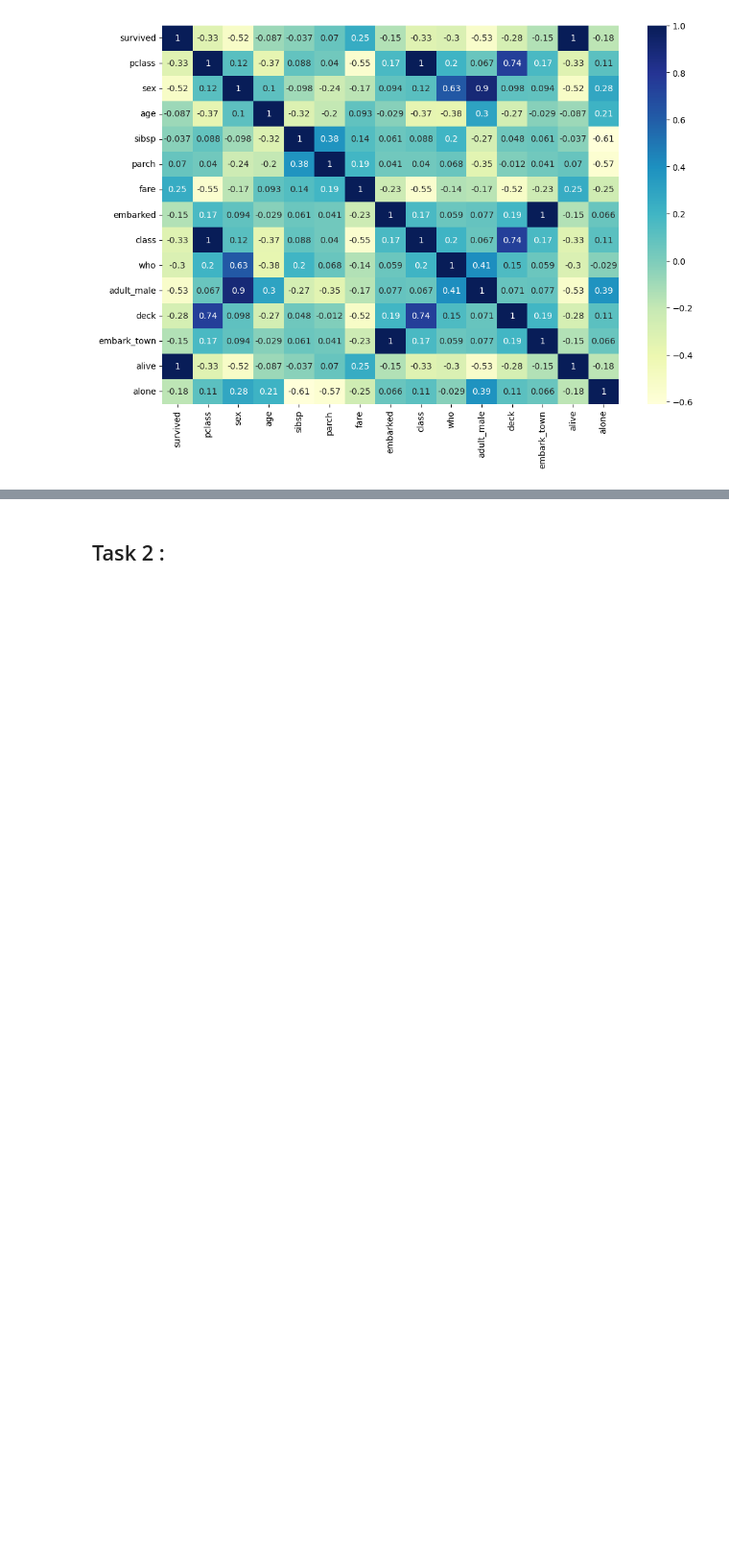
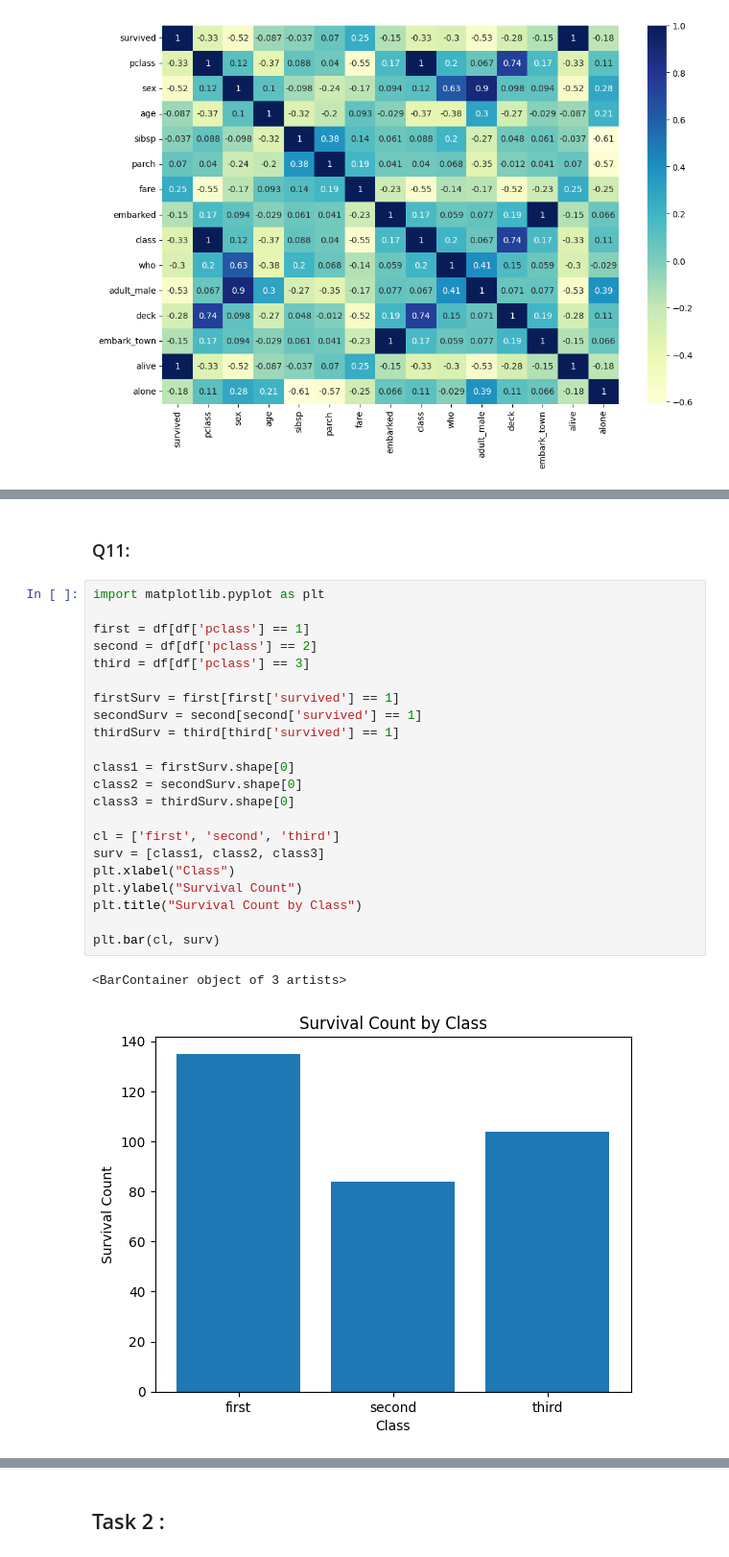
Before and after one commit to denezo/data-science-course, a Jupyter notebook: DS_CA2.ipynb, the cells around one changed output, grey strips where cells are left out. Shown at 96% size. Cells and saved outputs as stored; diff of their text form; blank space fills up the shorter version.

```diff
--- a/DS_CA2.ipynb
+++ b/DS_CA2.ipynb
@@ -717,0 +621,27 @@ Third     13.813731  13.200361
+# %% [markdown]
+### Q11:
+# %%
+import matplotlib.pyplot as plt
+
+first = df[df['pclass'] == 1]
+second = df[df['pclass'] == 2]
+third = df[df['pclass'] == 3]
+
+firstSurv = first[first['survived'] == 1]
+secondSurv = second[second['survived'] == 1]
+thirdSurv = third[third['survived'] == 1]
+
+class1 = firstSurv.shape[0]
+class2 = secondSurv.shape[0]
+class3 = thirdSurv.shape[0]
+
+cl = ['first', 'second', 'third']
+surv = [class1, class2, class3]
+plt.xlabel("Class")
+plt.ylabel("Survival Count")
+plt.title("Survival Count by Class")
+
+plt.bar(cl, surv)
+# %% [output]
+<BarContainer object of 3 artists>
+[figure, added]
```
Also changed, not shown: parts of 78 cells of this notebook.
